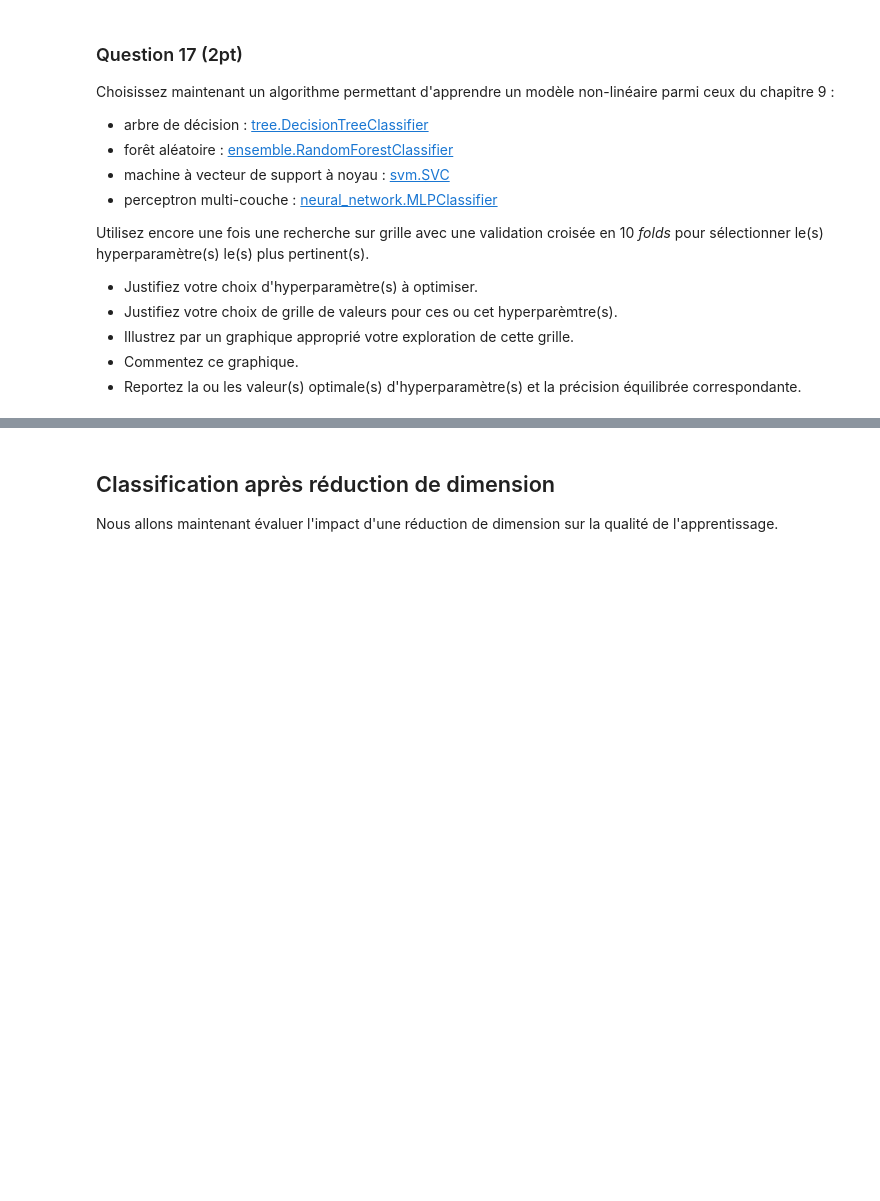
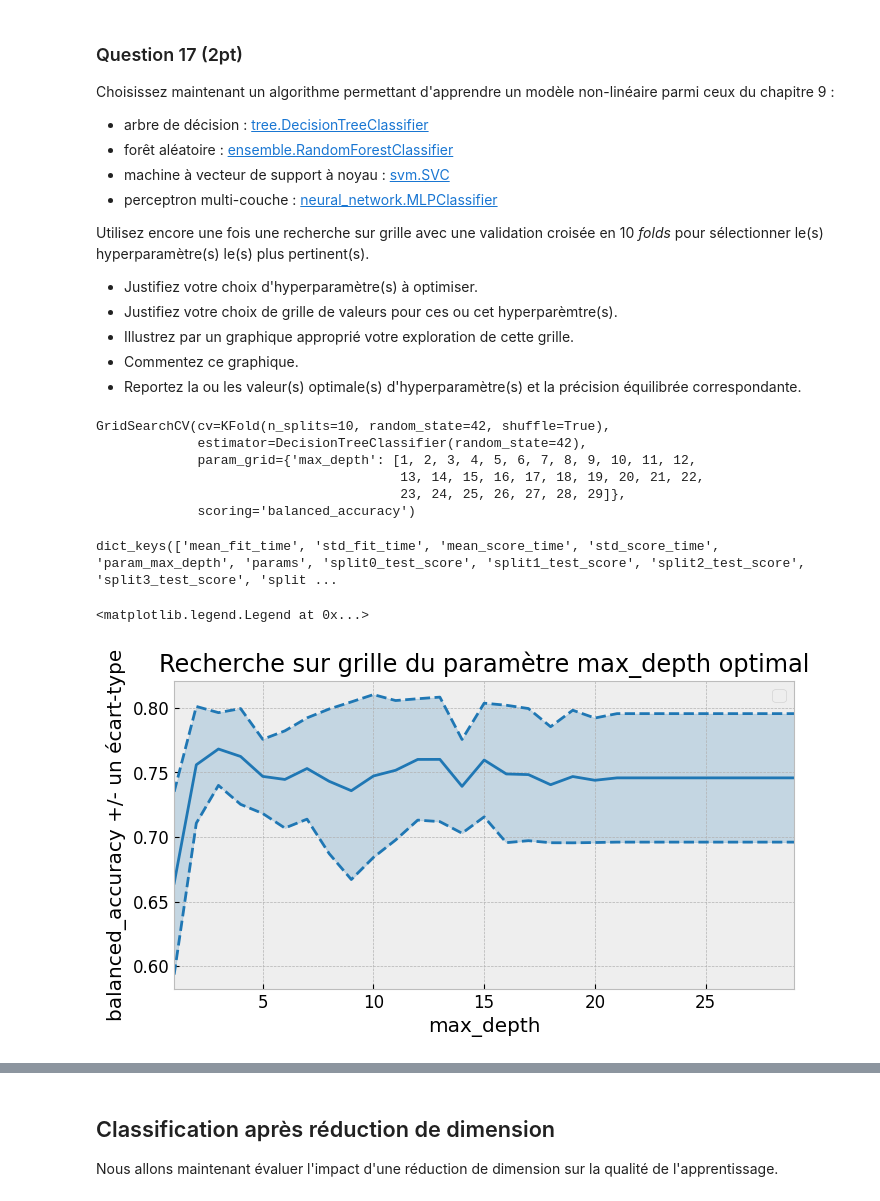
Before and after one commit to Simonolek/Projet_Soso_Simsim, a Jupyter notebook: Projet.ipynb, the cells around one changed output, grey strips where cells are left out. Cells and saved outputs as stored; diff of their text form; code cells hidden in the pictures; blank space fills up the shorter version.

```diff
--- a/Projet.ipynb
+++ b/Projet.ipynb
@@ -281,9 +281,9 @@ k_grille = np.arange(1,40,2)
 
 neighk = KNeighborsClassifier()
 
-grid = model_selection.GridSearchCV(neighk, {'n_neighbors' : k_grille}, cv = kf, scoring = 'balanced_accuracy')
+grid_k = model_selection.GridSearchCV(neighk, {'n_neighbors' : k_grille}, cv = kf, scoring = 'balanced_accuracy')
 
-grid.fit(X_train_scaled, y_train_risk_vs_norisk)
+grid_k.fit(X_train_scaled, y_train_risk_vs_norisk)
 # %% [output]
 GridSearchCV(cv=KFold(n_splits=10, random_state=42, shuffle=True),
              estimator=KNeighborsClassifier(),
@@ -344,12 +344,12 @@ log_regression = linear_model.LogisticRegression(penalty = 'l2', random_state=42
                            max_iter=10000
                           )
 
-grid = model_selection.GridSearchCV(log_regression, {'C': C}, # d'après la documentation, C is the "Inverse of regularization strength"
+grid_log = model_selection.GridSearchCV(log_regression, {'C': C}, # d'après la documentation, C is the "Inverse of regularization strength"
                                     cv=kf,
                                     scoring = 'balanced_accuracy'
                                    )
 
-grid.fit(X_train_scaled, y_train_risk_vs_norisk)
+grid_log.fit(X_train_scaled, y_train_risk_vs_norisk)
 # %% [output]
 GridSearchCV(cv=KFold(n_splits=10, random_state=42, shuffle=True),
              estimator=LogisticRegression(max_iter=10000, random_state=42),
@@ -418,15 +418,51 @@ from sklearn import tree
 
 kf = model_selection.KFold(n_splits=10, shuffle=True, random_state=42)
 # %%
-C = np.logspace(-6, 3, 40)
+depth_grid = [i for i in range (1,30)]
 
 tree_decision = tree.DecisionTreeClassifier(random_state=42,
-                           max_iter=10000
                           )
 
-grid = model_selection.GridSearchCV(tree_decision, {'C': C}, # d'après la documentation, C is the "Inverse of regularization strength"
+grid_tree = model_selection.GridSearchCV(tree_decision, {"max_depth" : depth_grid},
                                     cv=kf,
                                     scoring = 'balanced_accuracy'
                                    )
 
-grid.fit(X_train_scaled, y_train_risk_vs_norisk)
+grid_tree.fit(X_train_scaled, y_train_risk_vs_norisk)
+# %% [output]
+GridSearchCV(cv=KFold(n_splits=10, random_state=42, shuffle=True),
+             estimator=DecisionTreeClassifier(random_state=42),
+             param_grid={'max_depth': [1, 2, 3, 4, 5, 6, 7, 8, 9, 10, 11, 12,
+                                       13, 14, 15, 16, 17, 18, 19, 20, 21, 22,
+                                       23, 24, 25, 26, 27, 28, 29]},
+             scoring='balanced_accuracy')
+# %%
+grid_tree.cv_results_.keys()
+# %% [output]
+dict_keys(['mean_fit_time', 'std_fit_time', 'mean_score_time', 'std_score_time', 'param_max_depth', 'params', 'split0_test_score', 'split1_test_score', 'split2_test_score', 'split3_test_score', 'split ...
+# %%
+plt.figure(figsize=(8, 4))
+
+balanced_accuracies = grid_tree.cv_results_['mean_test_score']
+std_error = grid_tree.cv_results_['std_test_score']
+
+plt.plot(grid_tree.cv_results_['param_max_depth'], balanced_accuracies,
+         color='tab:blue')
+plt.plot(grid_tree.cv_results_['param_max_depth'], balanced_accuracies + std_error,
+             color='tab:blue', linestyle='dashed')
+plt.plot(grid_tree.cv_results_['param_max_depth'], balanced_accuracies - std_error,
+             color='tab:blue', linestyle='dashed')
+
+plt.fill_between(grid_tree.cv_results_['param_max_depth'], (balanced_accuracies + std_error), (balanced_accuracies - std_error),
+                 color='tab:blue',
+                 alpha=0.2,
+                )
+
+plt.xlabel("max_depth")
+plt.ylabel("balanced_accuracy +/- un écart-type")
+plt.xlim([depth_grid[0], depth_grid[-1]])
+plt.title("Recherche sur grille du paramètre max_depth optimal")
+plt.legend(loc='best')
+# %% [output]
+<matplotlib.legend.Legend at 0x...>
+[figure, added]
```
Also changed, not shown: parts of 25 cells of this notebook.
